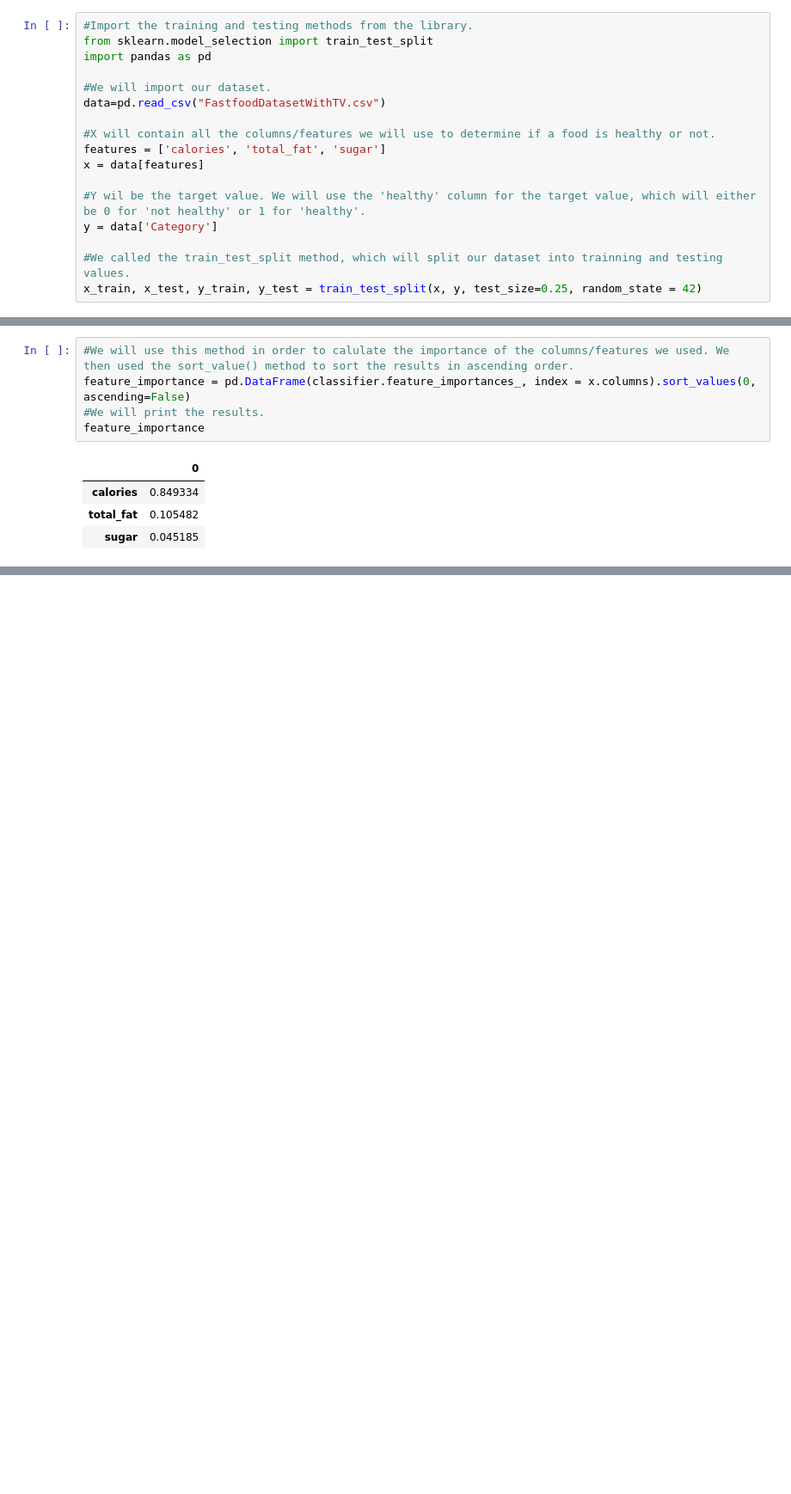
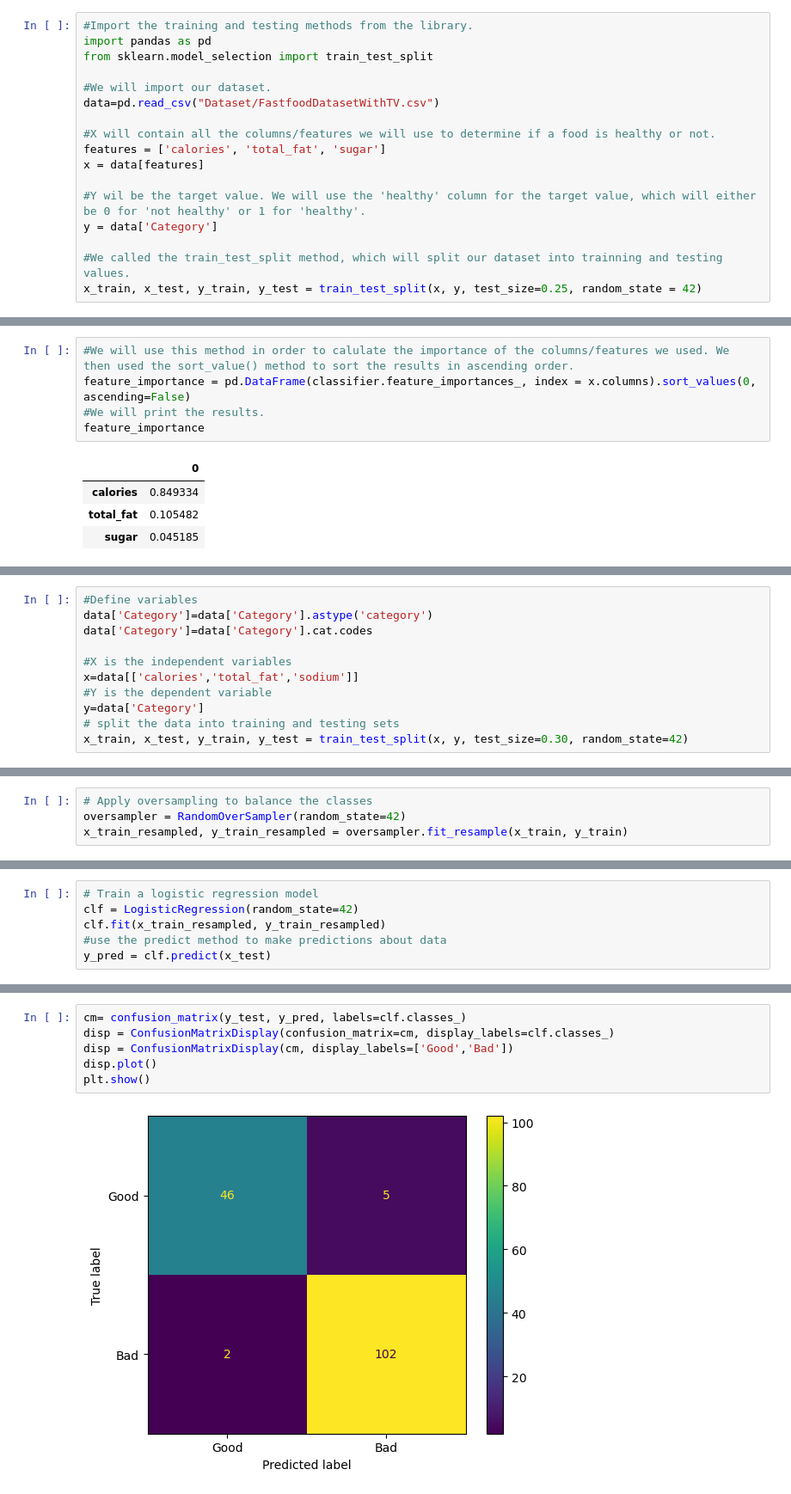
Before and after one commit to aljoharash/SWE485, a Jupyter notebook: Supervised learning/Phase 2 - Supervised Learning Algorithms.ipynb, the cells around one changed output, grey strips where cells are left out. Shown at 86% size. Drawn from its saved outputs; the diff is of its cells as text; blank space fills up the shorter version.

```diff
--- a/Supervised learning/Phase 2 - Supervised Learning Algorithms.ipynb
+++ b/Supervised learning/Phase 2 - Supervised Learning Algorithms.ipynb
@@ -14,11 +14,11 @@ We start this process by first determining a target variable. This value is need
 After we have decided on all our variables, we will them use the predefined method train_test_split() from the 'sklearn' library in order to split our dataset into training and testing data. The test size value is how much of the dataset we wish to test on. We set it to 0.25 as we want to test on a quarter of our dataset. We added the random state variable in order to get the same train and test sets across different executions so our results stay consistent when we run the project on Github. If we would like to shuffle the dataset, all we would have to do is replace 42 with any other number greater than 0. Each number will give us a different shuffle of the data. We decided to go with the number 42 as it is the most common number used for random states in machine learning.
 # %%
 #Import the training and testing methods from the library.
+import pandas as pd
 from sklearn.model_selection import train_test_split
-import pandas as pd
 
 #We will import our dataset.
-data=pd.read_csv("FastfoodDatasetWithTV.csv")
+data=pd.read_csv("Dataset/FastfoodDatasetWithTV.csv")
 
 #X will contain all the columns/features we will use to determine if a food is healthy or not.
 features = ['calories', 'total_fat', 'sugar']
@@ -176,0 +197,11 @@ _ = tree.plot_tree(classifier,
+# %%
+#Define variables
+data['Category']=data['Category'].astype('category')
+data['Category']=data['Category'].cat.codes
+
+#X is the independent variables
+x=data[['calories','total_fat','sodium']]
+#Y is the dependent variable
+y=data['Category']
+# split the data into training and testing sets
+x_train, x_test, y_train, y_test = train_test_split(x, y, test_size=0.30, random_state=42)
@@ -176,0 +210,4 @@ _ = tree.plot_tree(classifier,
+# %%
+# Apply oversampling to balance the classes
+oversampler = RandomOverSampler(random_state=42)
+x_train_resampled, y_train_resampled = oversampler.fit_resample(x_train, y_train)
@@ -176,0 +220,6 @@ _ = tree.plot_tree(classifier,
+# %%
+# Train a logistic regression model
+clf = LogisticRegression(random_state=42)
+clf.fit(x_train_resampled, y_train_resampled)
+#use the predict method to make predictions about data
+y_pred = clf.predict(x_test)
@@ -176,0 +232,8 @@ _ = tree.plot_tree(classifier,
+# %%
+cm= confusion_matrix(y_test, y_pred, labels=clf.classes_)
+disp = ConfusionMatrixDisplay(confusion_matrix=cm, display_labels=clf.classes_)
+disp = ConfusionMatrixDisplay(cm, display_labels=['Good','Bad'])
+disp.plot()
+plt.show()
+# %% [output]
+[figure, added]
```
Also changed, not shown: parts of 33 cells of this notebook.
